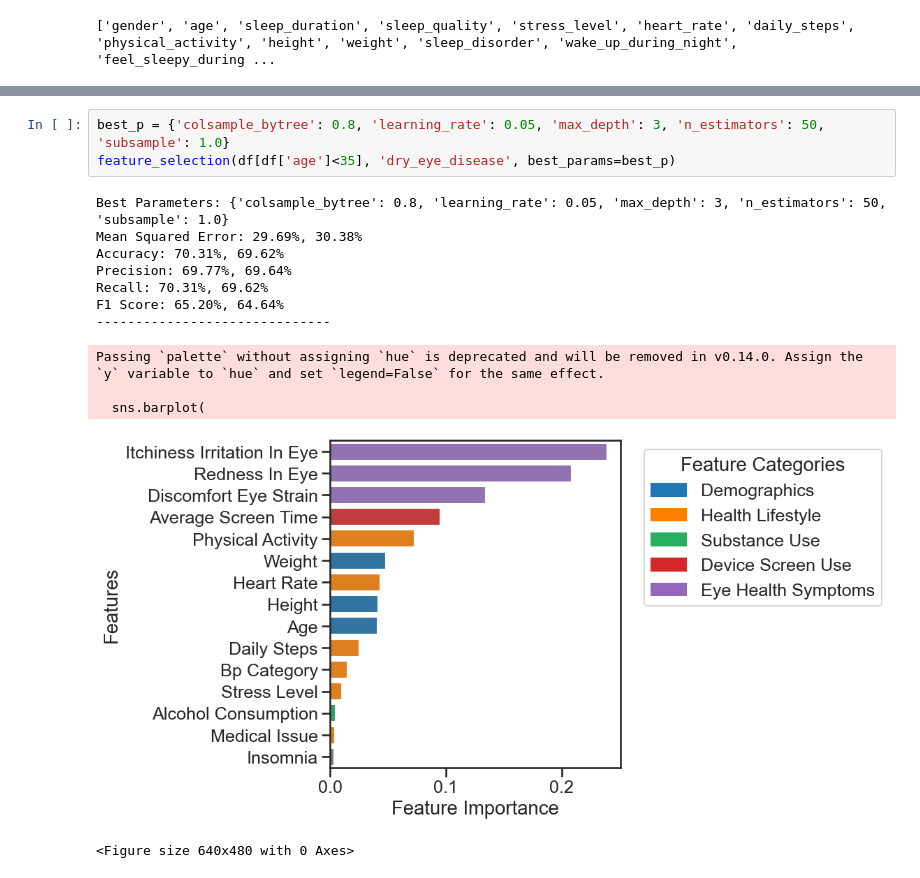
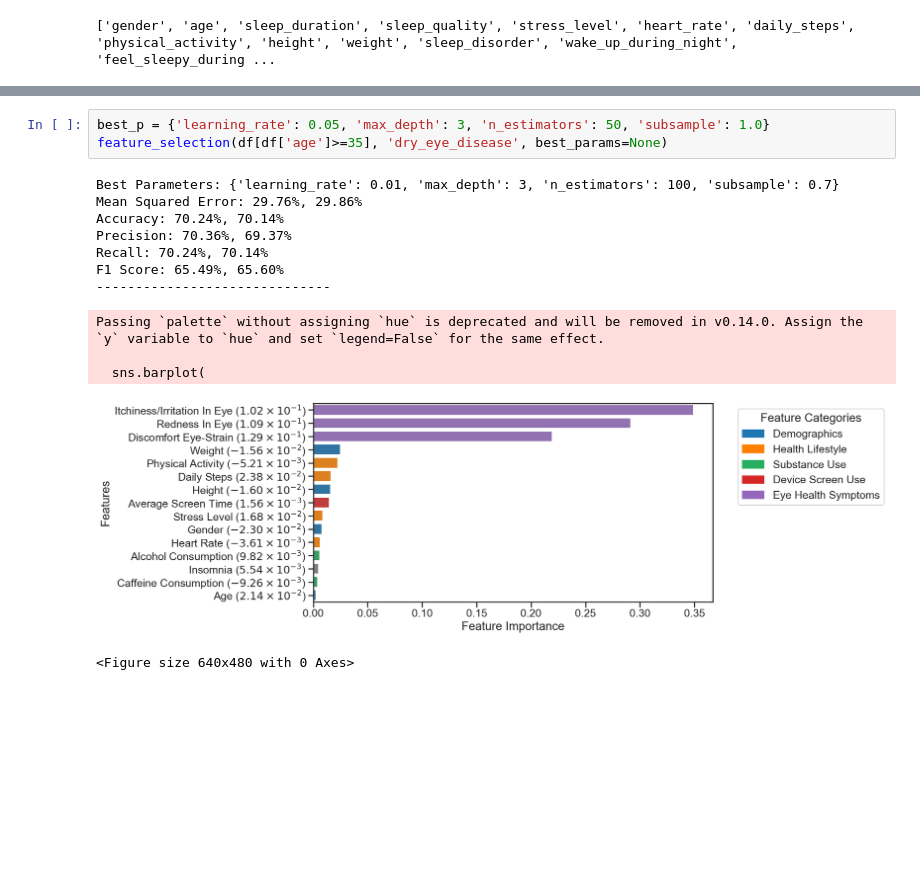
Before and after one commit to debanjan-cosmo/Erdos_Data_Science_Project_2025, a Jupyter notebook: 03_Feature_Selection.ipynb, the cells around one changed output, grey strips where cells are left out. Drawn from its saved outputs; the diff is of its cells as text; blank space fills up the shorter version.

```diff
--- a/03_Feature_Selection.ipynb
+++ b/03_Feature_Selection.ipynb
@@ -229,17 +215,17 @@ Passing `palette` without assigning `hue` is deprecated and will be removed in v
 # %%
-best_p = {'colsample_bytree': 0.8, 'learning_rate': 0.05, 'max_depth': 3, 'n_estimators': 50, 'subsample': 1.0}
-feature_selection(df[df['age']<35], 'dry_eye_disease', best_params=best_p)
+best_p = {'learning_rate': 0.05, 'max_depth': 3, 'n_estimators': 50, 'subsample': 1.0}
+feature_selection(df[df['age']>=35], 'dry_eye_disease', best_params=None)
 # %% [output]
-Best Parameters: {'colsample_bytree': 0.8, 'learning_rate': 0.05, 'max_depth': 3, 'n_estimators': 50, 'subsample': 1.0}
-Mean Squared Error: 29.69%, 30.38%
-Accuracy: 70.31%, 69.62%
-Precision: 69.77%, 69.64%
-Recall: 70.31%, 69.62%
-F1 Score: 65.20%, 64.64%
+Best Parameters: {'learning_rate': 0.01, 'max_depth': 3, 'n_estimators': 100, 'subsample': 0.7}
+Mean Squared Error: 29.76%, 29.86%
+Accuracy: 70.24%, 70.14%
+Precision: 70.36%, 69.37%
+Recall: 70.24%, 70.14%
+F1 Score: 65.49%, 65.60%
 ------------------------------
 Passing `palette` without assigning `hue` is deprecated and will be removed in v0.14.0. Assign the `y` variable to `hue` and set `legend=False` for the same effect.
 
   sns.barplot(
-[figure, old version]
+[figure, new version]
 <Figure size 640x480 with 0 Axes>
 # %%
```
Also changed, not shown: parts of 21 cells of this notebook, 9 other files.
